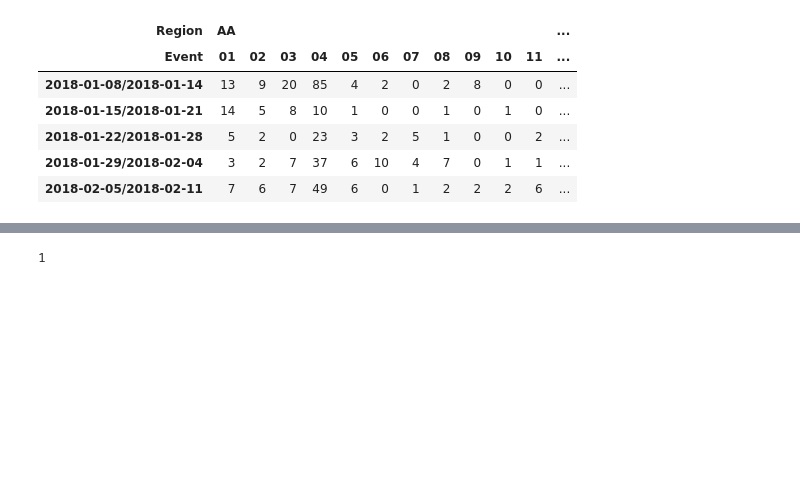
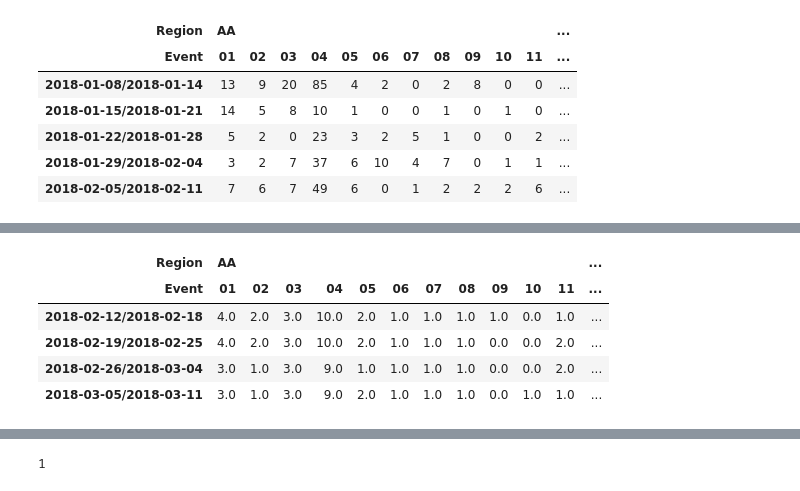
Before and after one commit to WillZ00/LISP-ATD-2022, a Jupyter notebook: Informer/atd_informer_demo.ipynb, the cells around one changed output, grey strips where cells are left out. Saved outputs shown, nothing was run; the diff lists cells and outputs as text; code cells hidden in the pictures; blank space fills up the shorter version.

```diff
--- a/Informer/atd_informer_demo.ipynb
+++ b/Informer/atd_informer_demo.ipynb
@@ -175,8 +175,8 @@ args.c_out = 20 # output size
 args.factor = 5 # probsparse attn factor
 args.d_model = 512 # dimension of model
 args.n_heads = 8 # num of heads
-args.e_layers = 2 # num of encoder layers
-args.d_layers = 1 # num of decoder layers
+args.e_layers = 4 # num of encoder layers
+args.d_layers = 3 # num of decoder layers
 args.d_ff = 2048 # dimension of fcn in model
 args.dropout = 0.05 # dropout
 args.attn = 'prob' # attention used in encoder, options:[prob, full]
@@ -190,8 +190,11 @@ args.freq = 'w'
 args.inverse=False
 args.timeenc=0
 
+
+args.use_gpu=True
+
 #args.cols=1
-args.checkpoints = "/Users/will/Desktop/tmp"
+args.checkpoints = "/scratch/wzong/atd_tmp"
 
 
 
@@ -200,15 +203,15 @@ args.label_len=48
 args.pred_len=1
 
 
-args.batch_size = 1
-args.learning_rate = 0.0001
+args.batch_size = 64
+args.learning_rate = 0.00001
 args.loss = 'mse'
 args.lradj = 'type1'
 args.use_amp = False
 
-args.itr=1
-args.train_epochs=1
-args.patience=1
+args.itr=20
+args.train_epochs=250
+args.patience=25
 # %%
 exp = InformerForcaster(args)
 # %%
@@ -221,2 +237,11 @@ KeyboardInterrupt:
+# %%
+exp.predict()
+# %% [output]
+| Region | AA |  |  |  |  |  |  |  |  |  |  | ... |
+| Event | 01 | 02 | 03 | 04 | 05 | 06 | 07 | 08 | 09 | 10 | 11 | ... |
+| 2018-02-12/2018-02-18 | 4.0 | 2.0 | 3.0 | 10.0 | 2.0 | 1.0 | 1.0 | 1.0 | 1.0 | 0.0 | 1.0 | ... |
+| 2018-02-19/2018-02-25 | 4.0 | 2.0 | 3.0 | 10.0 | 2.0 | 1.0 | 1.0 | 1.0 | 0.0 | 0.0 | 2.0 | ... |
+| 2018-02-26/2018-03-04 | 3.0 | 1.0 | 3.0 | 9.0 | 1.0 | 1.0 | 1.0 | 1.0 | 0.0 | 0.0 | 2.0 | ... |
+| 2018-03-05/2018-03-11 | 3.0 | 1.0 | 3.0 | 9.0 | 2.0 | 1.0 | 1.0 | 1.0 | 0.0 | 1.0 | 1.0 | ... |
 # %%
 exp.predict()
```
Also changed, not shown: parts of 6 cells of this notebook, 2 other files.
